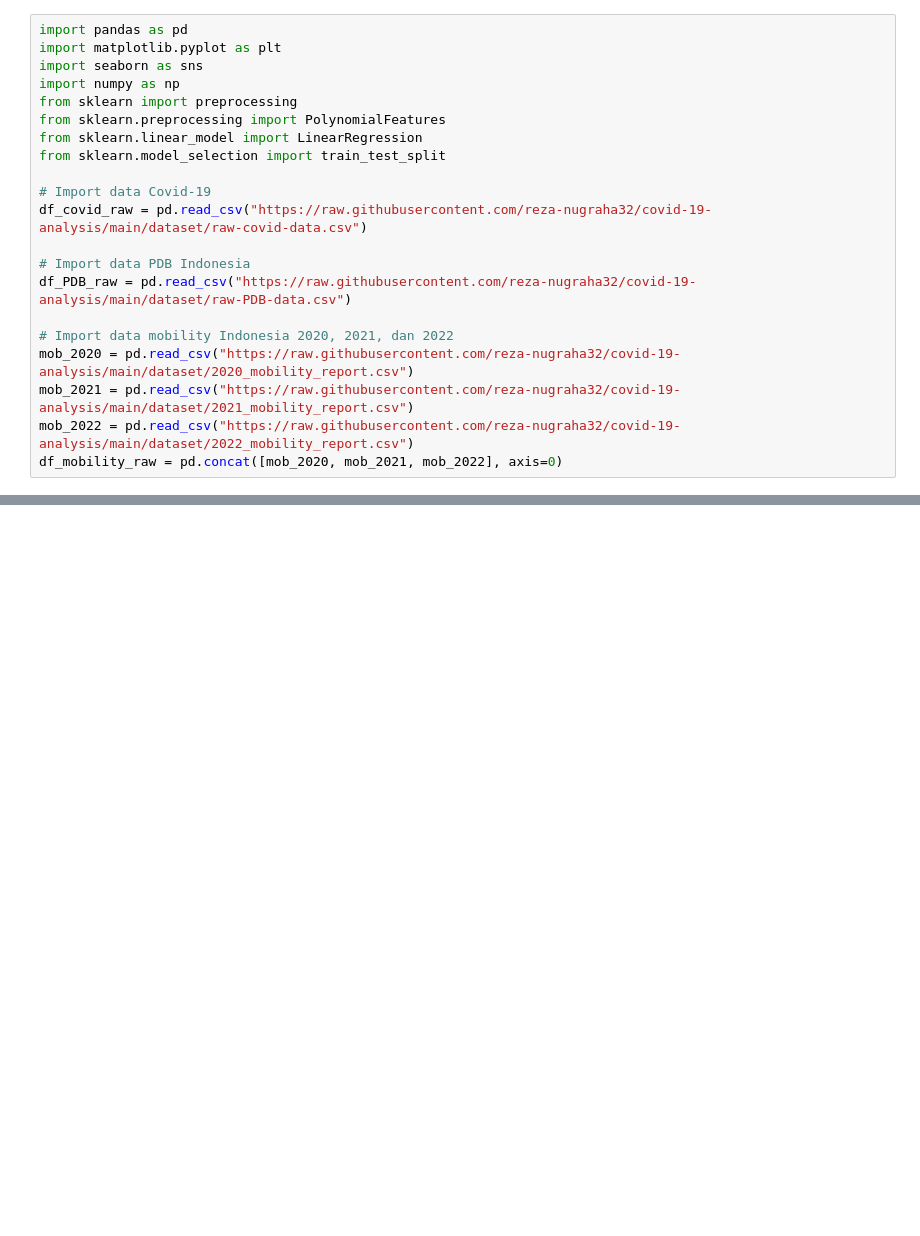
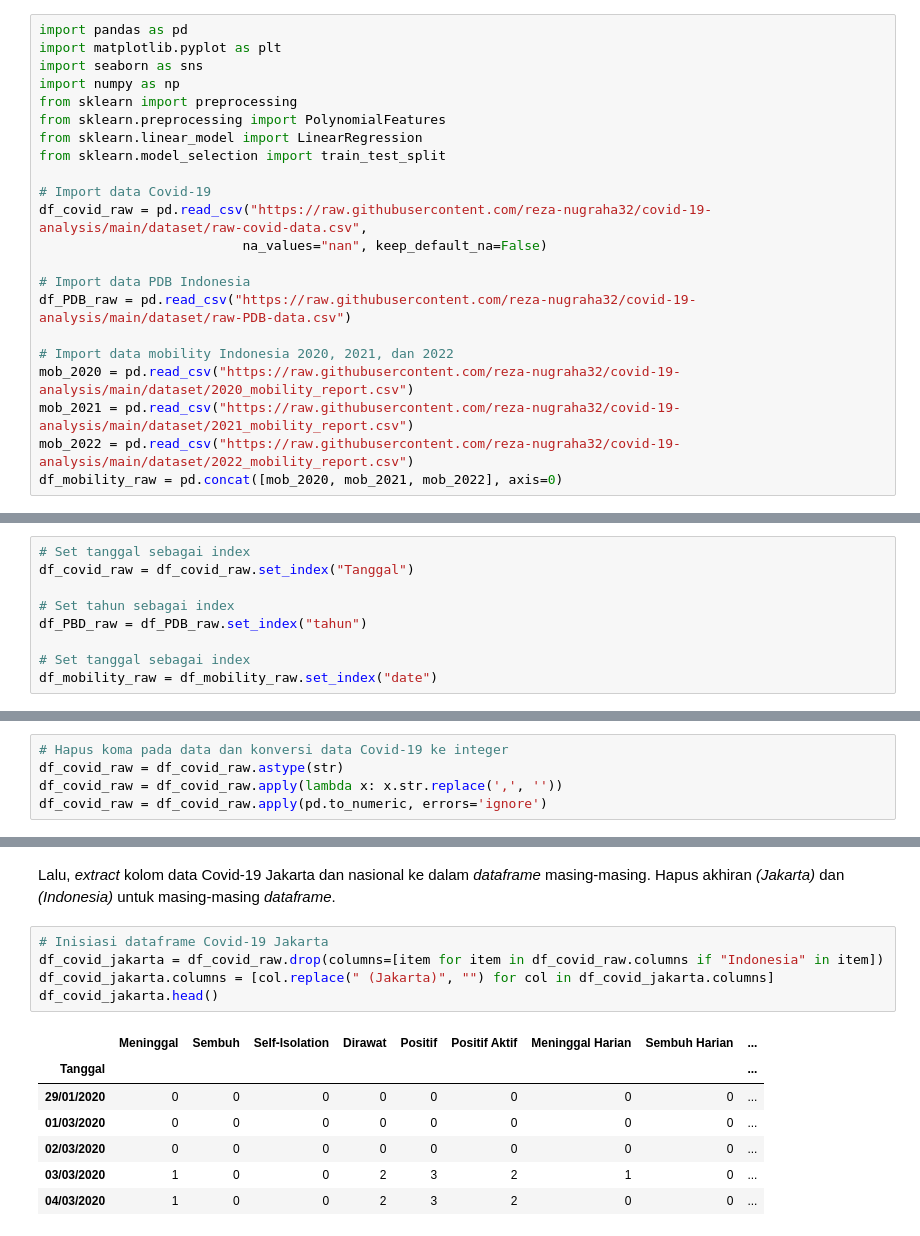
Before and after one commit to reza-nugraha32/covid-19-analysis, a Jupyter notebook: covid-19-jakarta-analysis.ipynb, the cells around one changed output, grey strips where cells are left out. Saved outputs shown, nothing was run; the diff lists cells and outputs as text; blank space fills up the shorter version.

Commit message:
Update dataset

```diff
--- a/covid-19-jakarta-analysis.ipynb
+++ b/covid-19-jakarta-analysis.ipynb
@@ -9,7 +56,8 @@ from sklearn.linear_model import LinearRegression
 from sklearn.model_selection import train_test_split
 
 # Import data Covid-19
-df_covid_raw = pd.read_csv("https://raw.githubusercontent.com/reza-nugraha32/covid-19-analysis/main/dataset/raw-covid-data.csv")
+df_covid_raw = pd.read_csv("https://raw.githubusercontent.com/reza-nugraha32/covid-19-analysis/main/dataset/raw-covid-data.csv",
+                          na_values="nan", keep_default_na=False)
 
 # Import data PDB Indonesia
 df_PDB_raw = pd.read_csv("https://raw.githubusercontent.com/reza-nugraha32/covid-19-analysis/main/dataset/raw-PDB-data.csv")
@@ -37,0 +70,9 @@ NameError: name 'df_mobility_raw' is not defined
+# %%
+# Set tanggal sebagai index
+df_covid_raw = df_covid_raw.set_index("Tanggal")
+
+# Set tahun sebagai index
+df_PBD_raw = df_PDB_raw.set_index("tahun")
+
+# Set tanggal sebagai index
+df_mobility_raw = df_mobility_raw.set_index("date")
@@ -37,0 +206,5 @@ NameError: name 'df_mobility_raw' is not defined
+# %%
+# Hapus koma pada data dan konversi data Covid-19 ke integer
+df_covid_raw = df_covid_raw.astype(str)
+df_covid_raw = df_covid_raw.apply(lambda x: x.str.replace(',', ''))
+df_covid_raw = df_covid_raw.apply(pd.to_numeric, errors='ignore')
@@ -37,0 +236,15 @@ NameError: name 'df_mobility_raw' is not defined
+# %% [markdown]
+Lalu, *extract* kolom data Covid-19 Jakarta dan nasional ke dalam *dataframe* masing-masing. Hapus akhiran *(Jakarta)* dan *(Indonesia)* untuk masing-masing *dataframe*.
+# %%
+# Inisiasi dataframe Covid-19 Jakarta
+df_covid_jakarta = df_covid_raw.drop(columns=[item for item in df_covid_raw.columns if "Indonesia" in item])
+df_covid_jakarta.columns = [col.replace(" (Jakarta)", "") for col in df_covid_jakarta.columns]
+df_covid_jakarta.head()
+# %% [output]
+|  | Meninggal | Sembuh | Self-Isolation | Dirawat | Positif | Positif Aktif | Meninggal Harian | Sembuh Harian | ... |
+| Tanggal |  |  |  |  |  |  |  |  | ... |
+| 29/01/2020 | 0 | 0 | 0 | 0 | 0 | 0 | 0 | 0 | ... |
+| 01/03/2020 | 0 | 0 | 0 | 0 | 0 | 0 | 0 | 0 | ... |
+| 02/03/2020 | 0 | 0 | 0 | 0 | 0 | 0 | 0 | 0 | ... |
+| 03/03/2020 | 1 | 0 | 0 | 2 | 3 | 2 | 1 | 0 | ... |
+| 04/03/2020 | 1 | 0 | 0 | 2 | 3 | 2 | 0 | 0 | ... |
```
Also changed, not shown: parts of 21 cells of this notebook, 2 other files.
